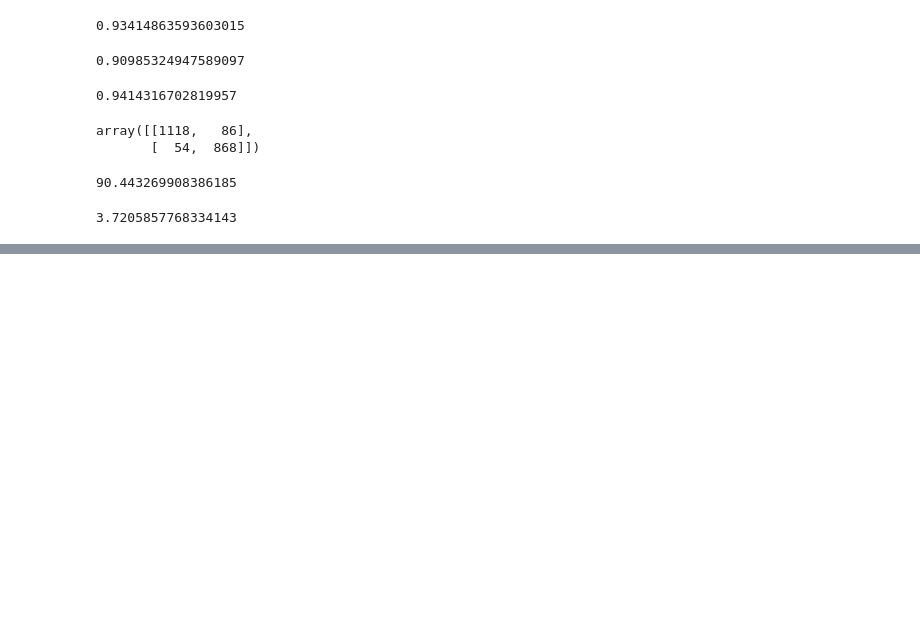
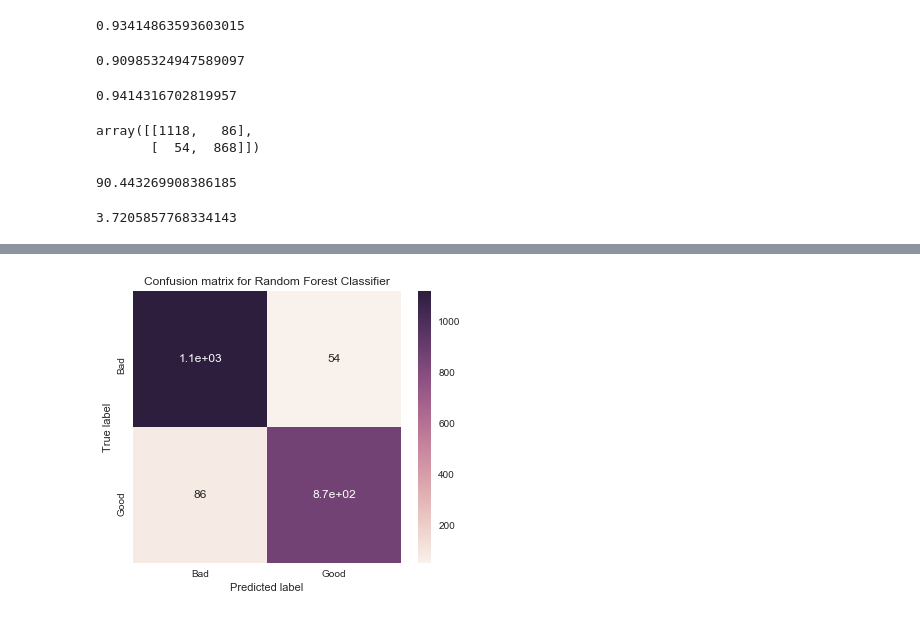
Before and after one commit to pavlafuxova/TFM, a Jupyter notebook: length_polarity_classifier.ipynb, the cells around one changed output, grey strips where cells are left out. Cells and saved outputs as stored; diff of their text form; code cells hidden in the pictures; blank space fills up the shorter version.

```diff
--- a/length_polarity_classifier.ipynb
+++ b/length_polarity_classifier.ipynb
@@ -449,0 +467,13 @@ np.std(cross_val_score(clf_rf,X_test,y_test,cv=50))*100
+# %%
+dfmat = confusion_matrix(y_test,clf_rf.predict(X_test))
+import seaborn as sns
+plt.figure(figsize=(6,5))
+dfmat = pd.DataFrame(dfmat,index = ["Bad","Good"],
+                  columns = ["Bad","Good"])
+sns.heatmap(dfmat,annot=True)
+plt.ylabel('True label')
+plt.xlabel('Predicted label')
+plt.title('Confusion matrix for Random Forest Classifier')
+plt.show()
+# %% [output]
+[figure, added]
```
Also changed, not shown: parts of 1 cell of this notebook.
